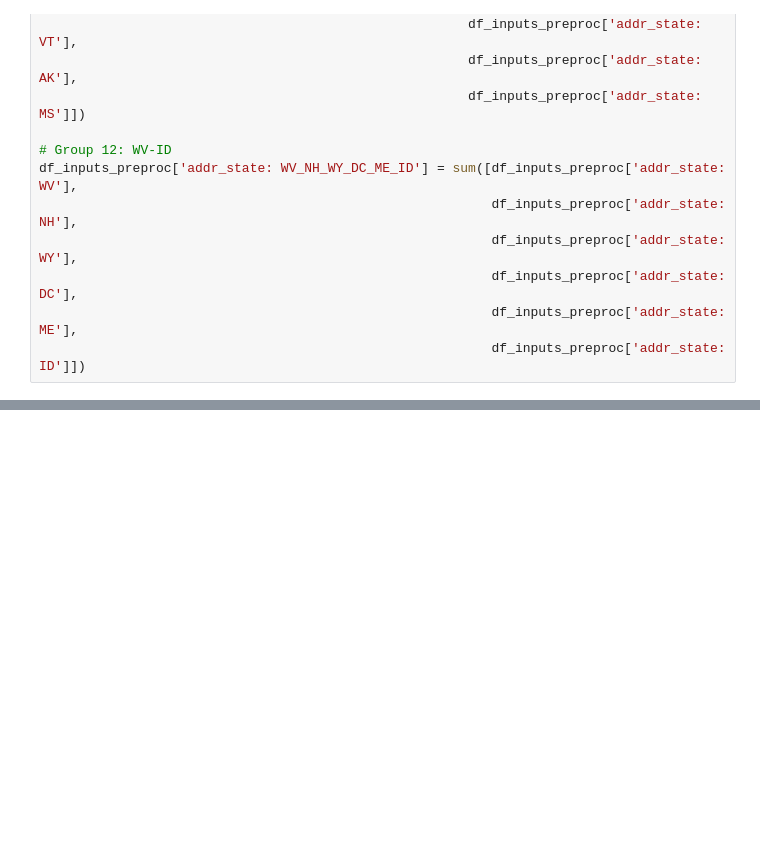
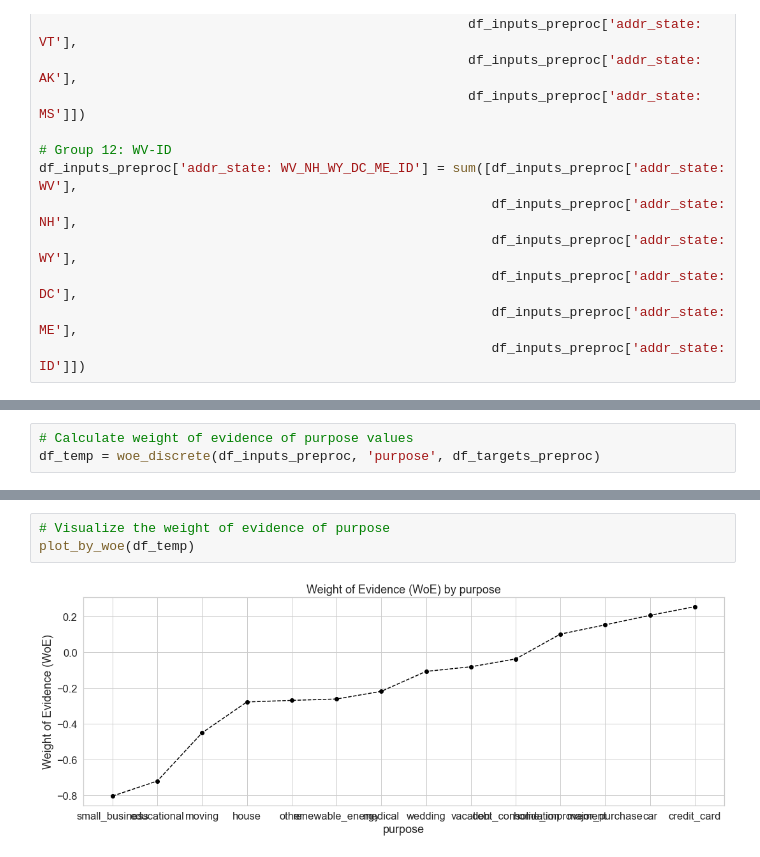
Before and after one commit to ai-portfolio/credit_risk_modeling, a Jupyter notebook: lib/notebooks/1.0_credit_risk_modeling_eda_ng.ipynb, the cells around one changed output, grey strips where cells are left out. Drawn from its saved outputs; the diff is of its cells as text; blank space fills up the shorter version.

```diff
--- a/lib/notebooks/1.0_credit_risk_modeling_eda_ng.ipynb
+++ b/lib/notebooks/1.0_credit_risk_modeling_eda_ng.ipynb
@@ -1029,0 +1108,3 @@ df_inputs_preproc['addr_state: WV_NH_WY_DC_ME_ID'] = sum([df_inputs_preproc['add
+# %%
+# Calculate weight of evidence of purpose values
+df_temp = woe_discrete(df_inputs_preproc, 'purpose', df_targets_preproc)
@@ -1029,0 +1129,5 @@ df_inputs_preproc['addr_state: WV_NH_WY_DC_ME_ID'] = sum([df_inputs_preproc['add
+# %%
+# Visualize the weight of evidence of purpose
+plot_by_woe(df_temp)
+# %% [output]
+[figure, added]
```
Also changed, not shown: parts of 31 cells of this notebook.
